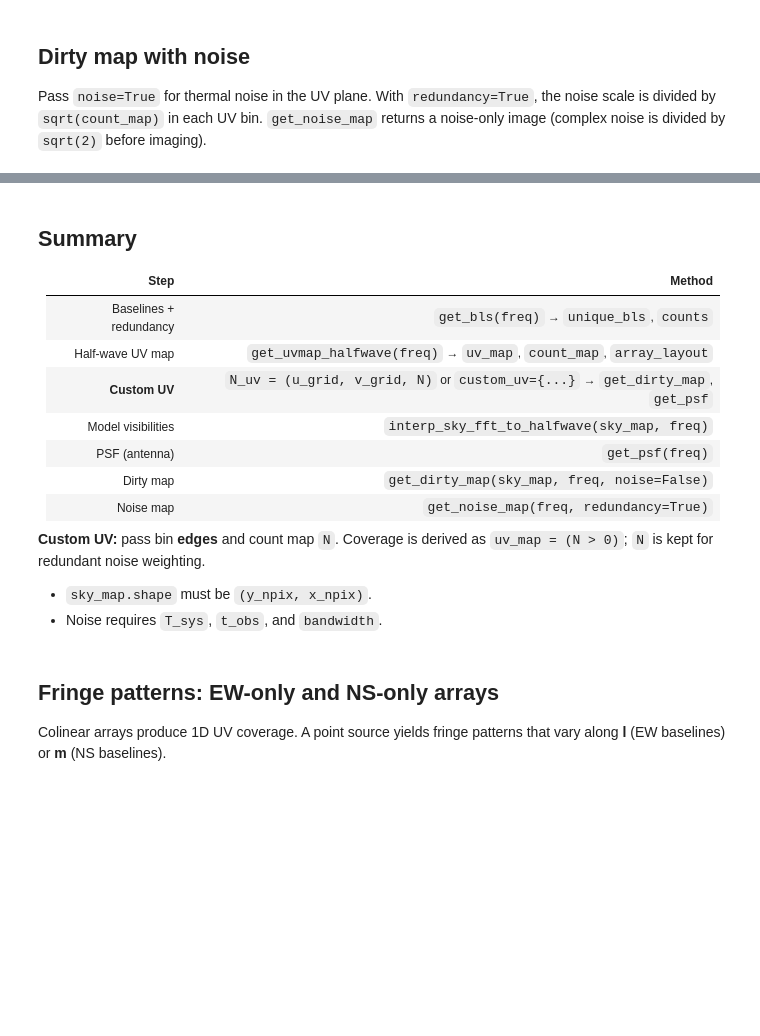
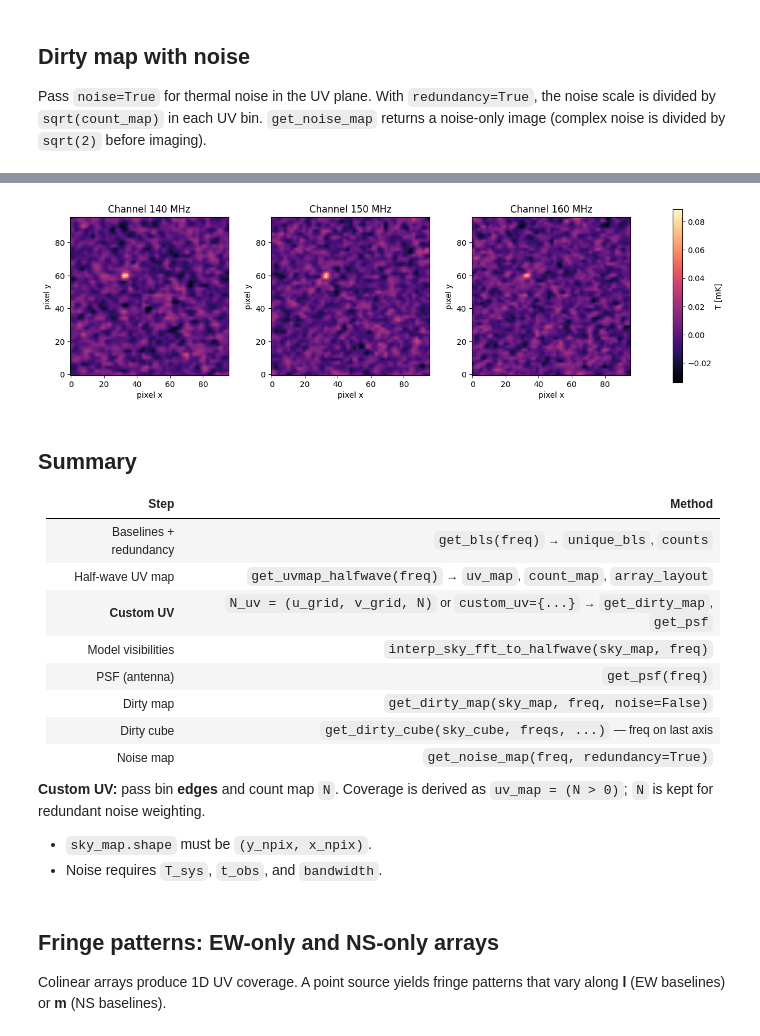
Before and after one commit to McGill-Cosmic-Dawn-Group/LIMstat, a Jupyter notebook: tutorials/tutorial_interferometer.ipynb, the cells around one changed output, grey strips where cells are left out. Cells and saved outputs as stored; diff of their text form; code cells hidden in the pictures; blank space fills up the shorter version.

```diff
--- a/tutorials/tutorial_interferometer.ipynb
+++ b/tutorials/tutorial_interferometer.ipynb
@@ -338,3 +417,31 @@ fig.colorbar(im2, cax=cax_resid, label='T [K]')
+# %%
+from matplotlib.gridspec import GridSpec
+
+dirty_mK = dirty_cube * 1e3
+vmin = dirty_mK.min()
+vmax = dirty_mK.max()
+
+fig = plt.figure(figsize=(14, 4))
+gs = GridSpec(1, 4, figure=fig, width_ratios=[1, 1, 1, 0.06], wspace=0.35)
+cax = fig.add_subplot(gs[0, 3])
+
+for i in range(n_freq_cube):
+    ax = fig.add_subplot(gs[0, i])
+    im = ax.imshow(
+        dirty_mK[:, :, i],
+        origin='lower',
+        cmap='magma',
+        vmin=vmin,
+        vmax=vmax,
+    )
+    ax.set_title(f'Channel {freqs_cube[i].to(units.MHz).value:.0f} MHz')
+    ax.set_xlabel('pixel x')
+    ax.set_ylabel('pixel y')
+
+fig.colorbar(im, cax=cax, label='T [mK]')
+plt.tight_layout()
+# %% [output]
+[figure, added]
 # %% [markdown]
 ## Summary
 
@@ -346,6 +453,7 @@ fig.colorbar(im2, cax=cax_resid, label='T [K]')
 | Model visibilities | `interp_sky_fft_to_halfwave(sky_map, freq)` |
 | PSF (antenna) | `get_psf(freq)` |
 | Dirty map | `get_dirty_map(sky_map, freq, noise=False)` |
+| Dirty cube | `get_dirty_cube(sky_cube, freqs, ...)` — freq on last axis |
 | Noise map | `get_noise_map(freq, redundancy=True)` |
 
 **Custom UV:** pass bin **edges** and count map ``N``. Coverage is derived as ``uv_map = (N > 0)``; ``N`` is kept for redundant noise weighting.
```
Also changed, not shown: parts of 11 cells of this notebook, 2 other files.
